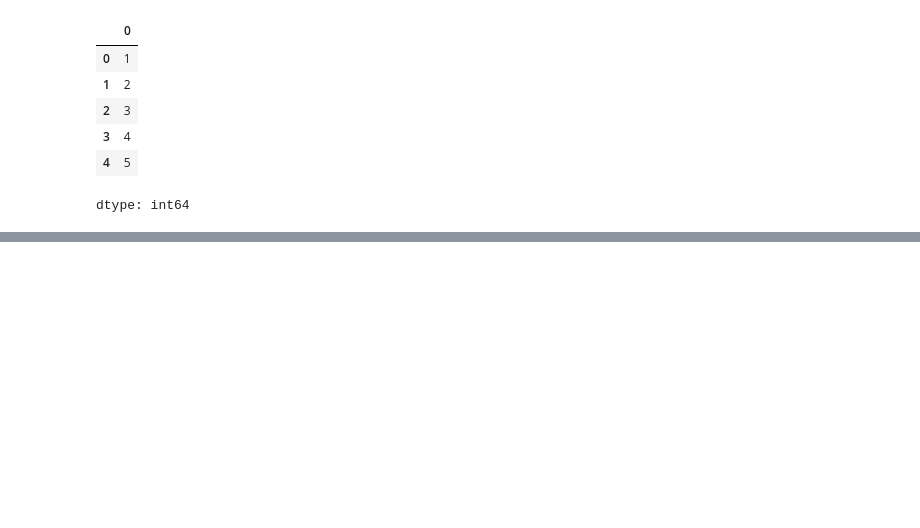
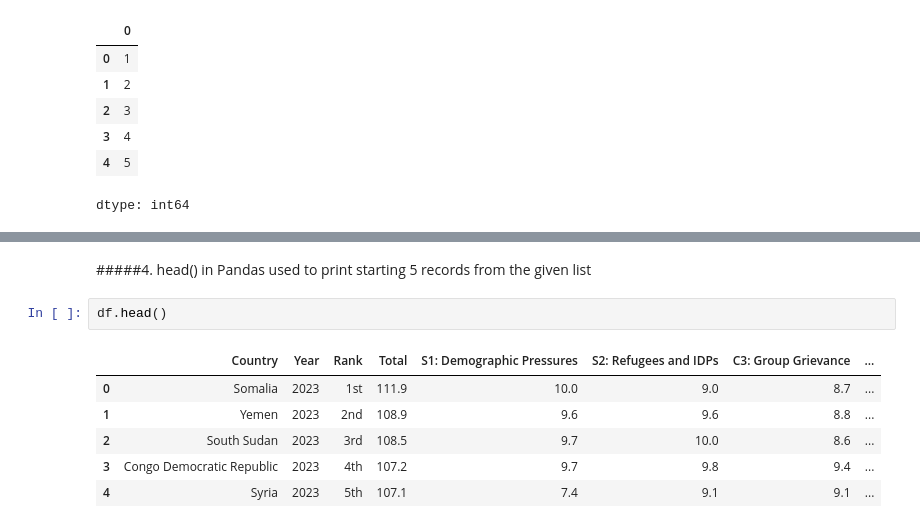
Before and after one commit to MohdAffan27/AI-Learning-Journey, a Jupyter notebook: 03_PANDAS/PandasTutorial.ipynb, the cells around one changed output, grey strips where cells are left out. Cells and saved outputs as stored; diff of their text form; blank space fills up the shorter version.

```diff
--- a/03_PANDAS/PandasTutorial.ipynb
+++ b/03_PANDAS/PandasTutorial.ipynb
@@ -32,0 +105,12 @@ dtype: int64
+# %% [markdown]
+#####4. head() in Pandas
+used to print starting 5 records from the given list
+# %%
+df.head()
+# %% [output]
+|  | Country | Year | Rank | Total | S1: Demographic Pressures | S2: Refugees and IDPs | C3: Group Grievance | ... |
+| 0 | Somalia | 2023 | 1st | 111.9 | 10.0 | 9.0 | 8.7 | ... |
+| 1 | Yemen | 2023 | 2nd | 108.9 | 9.6 | 9.6 | 8.8 | ... |
+| 2 | South Sudan | 2023 | 3rd | 108.5 | 9.7 | 10.0 | 8.6 | ... |
+| 3 | Congo Democratic Republic | 2023 | 4th | 107.2 | 9.7 | 9.8 | 9.4 | ... |
+| 4 | Syria | 2023 | 5th | 107.1 | 7.4 | 9.1 | 9.1 | ... |
```
Also changed, not shown: parts of 22 cells of this notebook.
